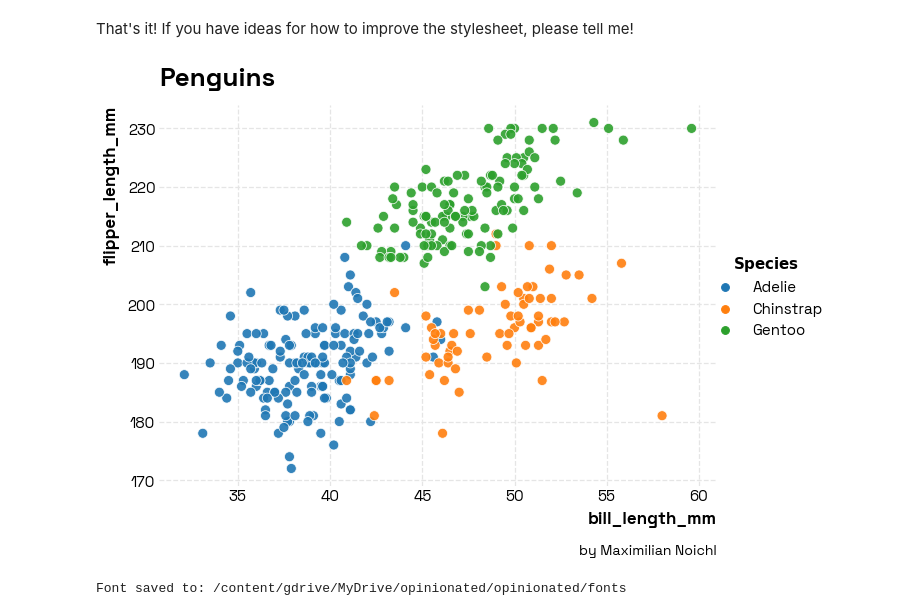
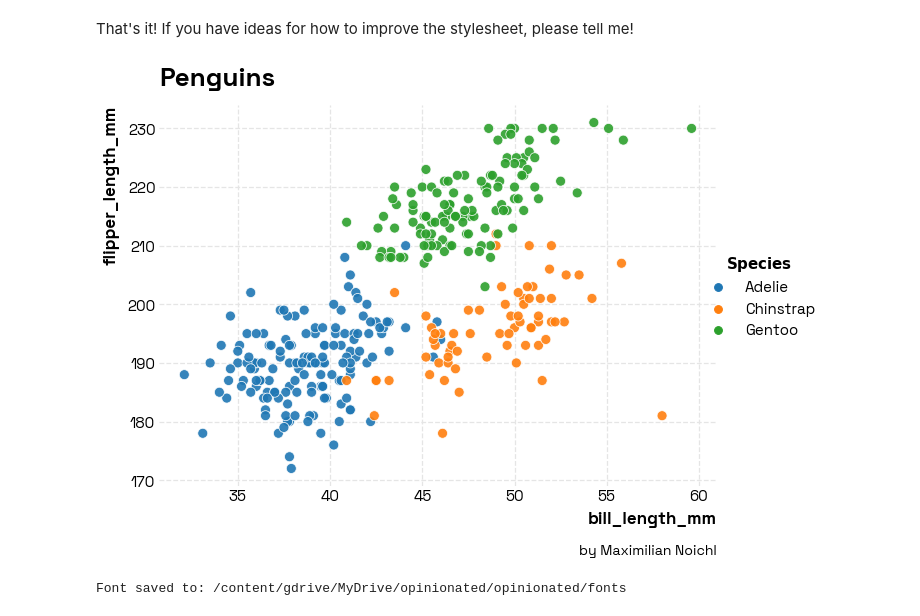
Before and after one commit to MNoichl/opinionated, a Jupyter notebook: build_example_plots.ipynb, the cells around one changed output. Saved outputs shown, nothing was run; the diff lists cells and outputs as text; code cells hidden in the pictures.

```diff
--- a/build_example_plots.ipynb
+++ b/build_example_plots.ipynb
@@ -64,12 +49,16 @@ plt.style.use("opinions_rc")
 
 f, ax = plt.subplots(figsize=(10, 7))
 
-sns.scatterplot(x="bill_length_mm", y="flipper_length_mm", hue='species', data=penguins,
+sns.scatterplot(x="bill_length_mm", y="flipper_length_mm", style='species',c='black',
+                data=penguins,
                 s=100, alpha=0.9)
 
-ax.set_title('Penguins')
-opinionated.add_legend(ax,'Species')
-opinionated.add_attribution(ax,'by Maximilian Noichl')
+# ax.set_title('Penguins')
+ax.legend(title='Species')
+opinionated.add_attribution('by Maximilian Noichl')
+opinionated.set_title_and_suptitle('Penguins!','They are a very good type of bird!')
+
+
 # plt.subplots_adjust(left=0, bottom=0, right=1, top=1, wspace=2, hspace=2)
 plt.savefig('img/opinions_rc_example.png',#bbox_inches='tight',
               dpi =400, transparent=False)
@@ -80,18 +67,18 @@ That's it! If you have ideas for how to improve the stylesheet, please tell me!
 # %%
 plt.style.use("opinions_space_grotesk")
 
 f, ax = plt.subplots(figsize=(10, 7))
 
 sns.scatterplot(x="bill_length_mm", y="flipper_length_mm", hue='species', data=penguins,
                 s=100, alpha=0.9)
 
 ax.set_title('Penguins')
-opinionated.add_legend(ax,'Species')
+ax.legend(title='Species')
 opinionated.add_attribution(ax,'by Maximilian Noichl')
 
 plt.savefig('img/opinions_rc_example.png',bbox_inches='tight',dpi =400, transparent=False)
 # %% [output]
-[figure, old version]
+[figure, new version]
 # %%
 
 from opinionated.core import download_googlefont
```
Also changed, not shown: parts of 3 cells of this notebook.
